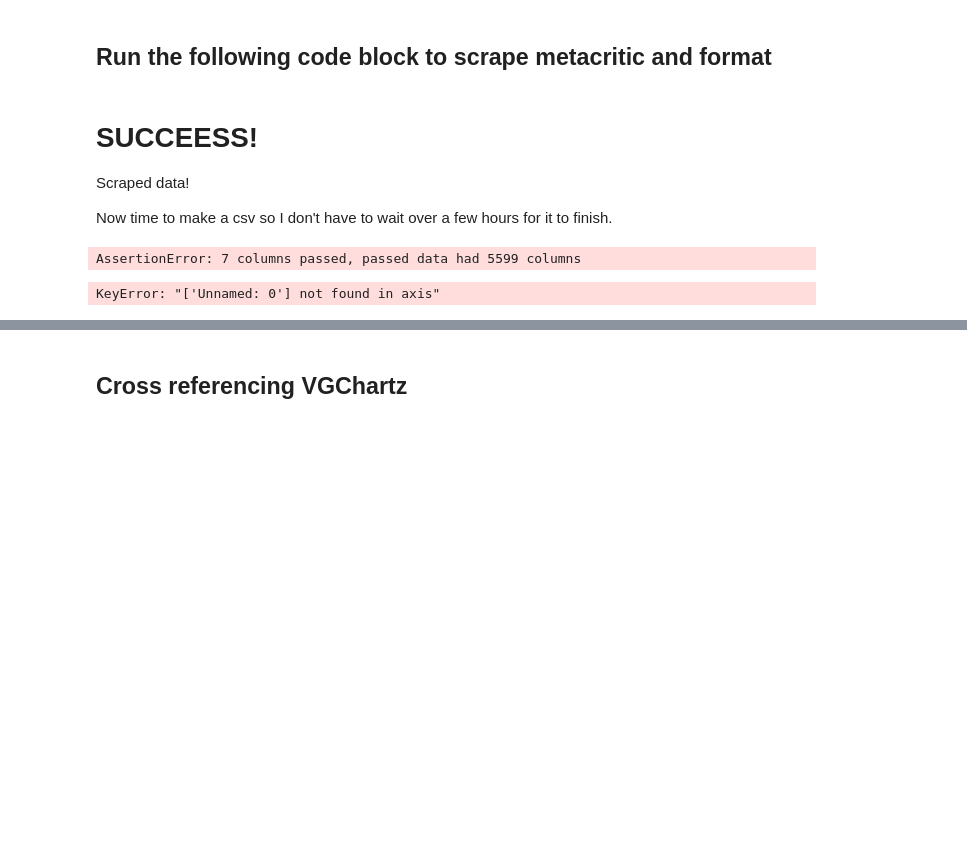
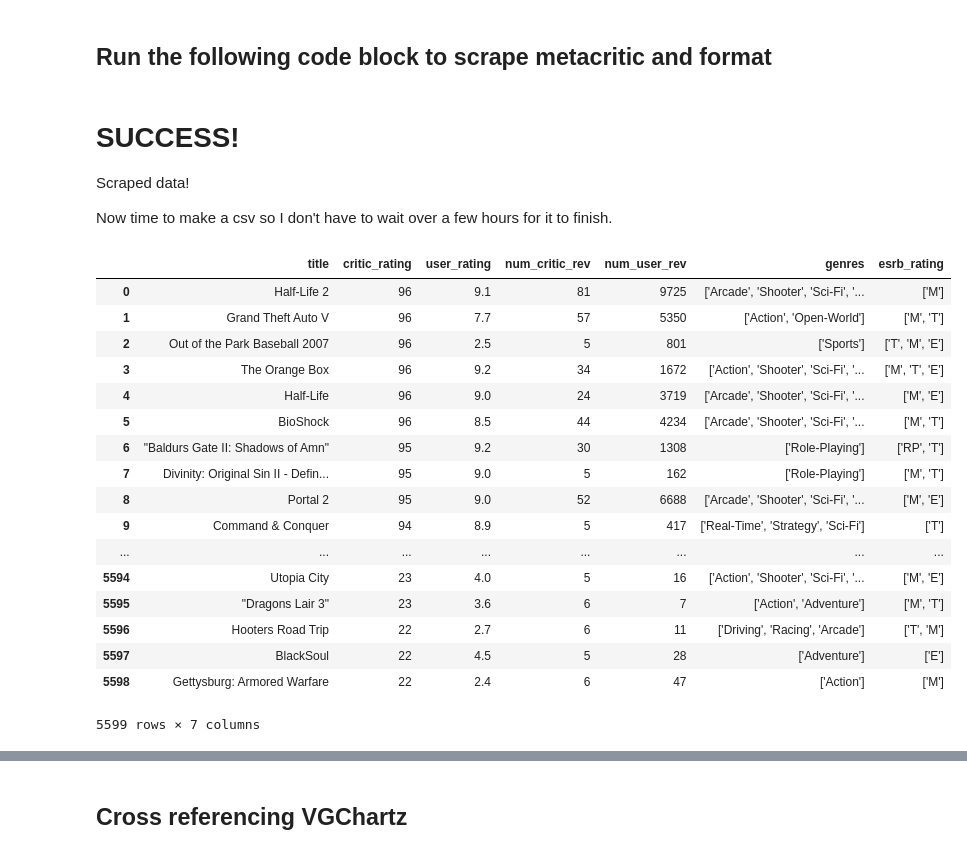
Before and after one commit to Animaznman/metametacriticcritic, a Jupyter notebook: Metametacriticcritic.ipynb, the cells around one changed output, grey strips where cells are left out. Drawn from its saved outputs; the diff is of its cells as text; code cells hidden in the pictures; blank space fills up the shorter version.

```diff
--- a/Metametacriticcritic.ipynb
+++ b/Metametacriticcritic.ipynb
@@ -111,19 +115,34 @@ print(scrape(urls[0]))
 #     metacritic.append(scrape(row))
 # print("done!")
 # %% [markdown]
-# SUCCEESS!
+# SUCCESS!
 Scraped data!
 
 Now time to make a csv so I don't have to wait over a few hours for it to finish.
 # %%
-meta_df = pd.DataFrame.from_records(metacritic, columns = ['title','critic_rating','user_rating','num_critic_rev','num_user_rev','genres','esrb_rating'])
-meta_df.to_csv('metacritic.csv')
+# meta_df = pd.DataFrame.from_records(metacritic, columns = ['title','critic_rating','user_rating','num_critic_rev','num_user_rev','genres','esrb_rating'])
+# meta_df.to_csv('metacritic.csv')
-# %% [output]
-AssertionError: 7 columns passed, passed data had 5599 columns
 # %%
 meta_df = pd.read_csv('metacritic.csv') # For some reason my csv has an extra column, so let's get rid of that.
 # %%
-meta_df.drop(['Unnamed: 0'], axis=1, inplace= True)
+# meta_df.drop(['Unnamed: 0'], axis=1, inplace= True)
 meta_df
 # %% [output]
+|  | title | critic_rating | user_rating | num_critic_rev | num_user_rev | genres | esrb_rating |
+| 0 | Half-Life 2 | 96 | 9.1 | 81 | 9725 | ['Arcade', 'Shooter', 'Sci-Fi', '... | ['M'] |
+| 1 | Grand Theft Auto V | 96 | 7.7 | 57 | 5350 | ['Action', 'Open-World'] | ['M', 'T'] |
+| 2 | Out of the Park Baseball 2007 | 96 | 2.5 | 5 | 801 | ['Sports'] | ['T', 'M', 'E'] |
+| 3 | The Orange Box | 96 | 9.2 | 34 | 1672 | ['Action', 'Shooter', 'Sci-Fi', '... | ['M', 'T', 'E'] |
+| 4 | Half-Life | 96 | 9.0 | 24 | 3719 | ['Arcade', 'Shooter', 'Sci-Fi', '... | ['M', 'E'] |
+| 5 | BioShock | 96 | 8.5 | 44 | 4234 | ['Arcade', 'Shooter', 'Sci-Fi', '... | ['M', 'T'] |
+| 6 | "Baldurs Gate II: Shadows of Amn" | 95 | 9.2 | 30 | 1308 | ['Role-Playing'] | ['RP', 'T'] |
+| 7 | Divinity: Original Sin II - Defin... | 95 | 9.0 | 5 | 162 | ['Role-Playing'] | ['M', 'T'] |
+| 8 | Portal 2 | 95 | 9.0 | 52 | 6688 | ['Arcade', 'Shooter', 'Sci-Fi', '... | ['M', 'E'] |
+| 9 | Command & Conquer | 94 | 8.9 | 5 | 417 | ['Real-Time', 'Strategy', 'Sci-Fi'] | ['T'] |
+| ... | ... | ... | ... | ... | ... | ... | ... |
+| 5594 | Utopia City | 23 | 4.0 | 5 | 16 | ['Action', 'Shooter', 'Sci-Fi', '... | ['M', 'E'] |
+| 5595 | "Dragons Lair 3" | 23 | 3.6 | 6 | 7 | ['Action', 'Adventure'] | ['M', 'T'] |
+| 5596 | Hooters Road Trip | 22 | 2.7 | 6 | 11 | ['Driving', 'Racing', 'Arcade'] | ['T', 'M'] |
+| 5597 | BlackSoul | 22 | 4.5 | 5 | 28 | ['Adventure'] | ['E'] |
+| 5598 | Gettysburg: Armored Warfare | 22 | 2.4 | 6 | 47 | ['Action'] | ['M'] |
-KeyError: "['Unnamed: 0'] not found in axis"
+5599 rows × 7 columns
```
Also changed, not shown: parts of 50 cells of this notebook.
